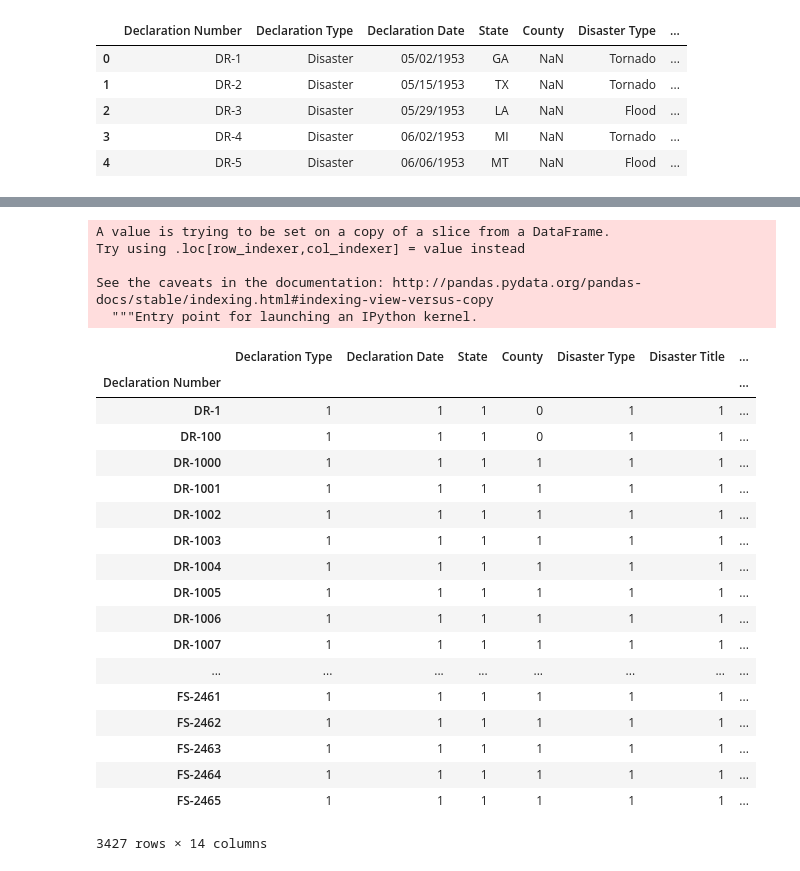
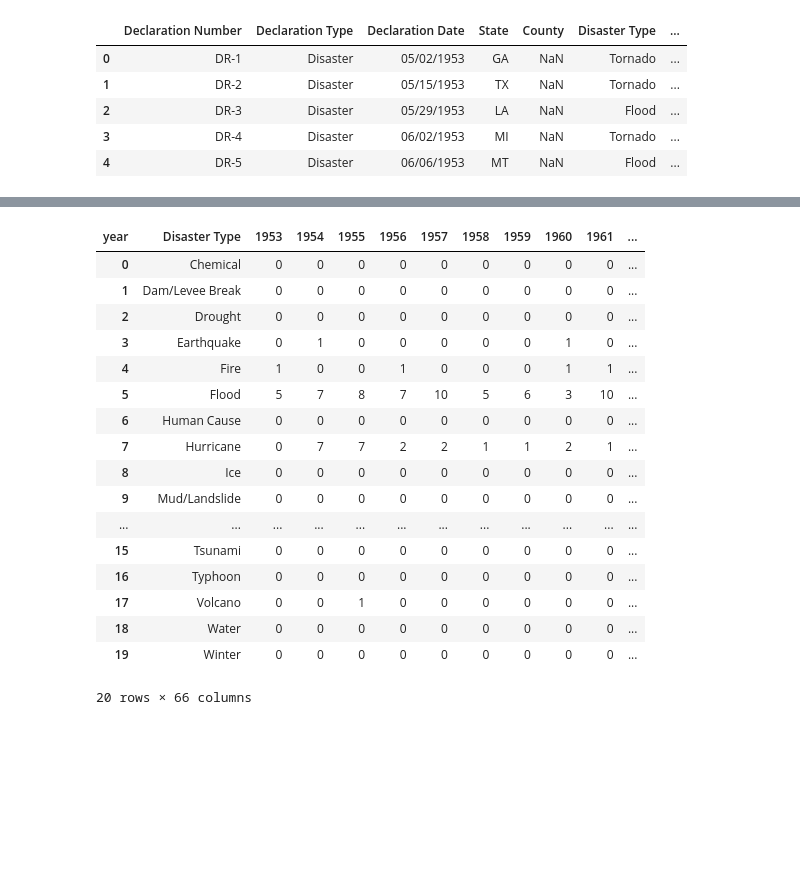
Before and after one commit to HannahSantana/SeaOtters, a Jupyter notebook: disaster_data.ipynb, the cells around one changed output, grey strips where cells are left out. Saved outputs shown, nothing was run; the diff lists cells and outputs as text; code cells hidden in the pictures; blank space fills up the shorter version.

```diff
--- a/disaster_data.ipynb
+++ b/disaster_data.ipynb
@@ -20,30 +52,23 @@ filter_df = df.drop_duplicates(subset = ['Declaration Number'], keep = 'first')
-# %%
-filter_df['year'] = filter_df['Declaration Date'].apply(lambda x: x.split("/")[-1])
-# %% [output]
-A value is trying to be set on a copy of a slice from a DataFrame.
-Try using .loc[row_indexer,col_indexer] = value instead
-
-See the caveats in the documentation: http://pandas.pydata.org/pandas-docs/stable/indexing.html#indexing-view-versus-copy
-  """Entry point for launching an IPython kernel.
-# %%
-filter_df.groupby('Declaration Number').count()
-# %% [output]
-|  | Declaration Type | Declaration Date | State | County | Disaster Type | Disaster Title | ... |
-| Declaration Number |  |  |  |  |  |  | ... |
-| DR-1 | 1 | 1 | 1 | 0 | 1 | 1 | ... |
-| DR-100 | 1 | 1 | 1 | 0 | 1 | 1 | ... |
-| DR-1000 | 1 | 1 | 1 | 1 | 1 | 1 | ... |
-| DR-1001 | 1 | 1 | 1 | 1 | 1 | 1 | ... |
-| DR-1002 | 1 | 1 | 1 | 1 | 1 | 1 | ... |
-| DR-1003 | 1 | 1 | 1 | 1 | 1 | 1 | ... |
-| DR-1004 | 1 | 1 | 1 | 1 | 1 | 1 | ... |
-| DR-1005 | 1 | 1 | 1 | 1 | 1 | 1 | ... |
-| DR-1006 | 1 | 1 | 1 | 1 | 1 | 1 | ... |
-| DR-1007 | 1 | 1 | 1 | 1 | 1 | 1 | ... |
-| ... | ... | ... | ... | ... | ... | ... | ... |
-| FS-2461 | 1 | 1 | 1 | 1 | 1 | 1 | ... |
-| FS-2462 | 1 | 1 | 1 | 1 | 1 | 1 | ... |
-| FS-2463 | 1 | 1 | 1 | 1 | 1 | 1 | ... |
-| FS-2464 | 1 | 1 | 1 | 1 | 1 | 1 | ... |
-| FS-2465 | 1 | 1 | 1 | 1 | 1 | 1 | ... |
-3427 rows × 14 columns
+# %%
+unstack_df = filter_df.groupby(['Disaster Type', 'year']).count().State.unstack('year', fill_value=0).reset_index()
+unstack_df.drop((unstack_df.index[0])).drop((unstack_df.index[13])).drop((unstack_df.index[5])).drop((unstack_df.index[6])).reset_index(drop=True)
+unstack_df
+# %% [output]
+| year | Disaster Type | 1953 | 1954 | 1955 | 1956 | 1957 | 1958 | 1959 | 1960 | 1961 | ... |
+| 0 | Chemical | 0 | 0 | 0 | 0 | 0 | 0 | 0 | 0 | 0 | ... |
+| 1 | Dam/Levee Break | 0 | 0 | 0 | 0 | 0 | 0 | 0 | 0 | 0 | ... |
+| 2 | Drought | 0 | 0 | 0 | 0 | 0 | 0 | 0 | 0 | 0 | ... |
+| 3 | Earthquake | 0 | 1 | 0 | 0 | 0 | 0 | 0 | 1 | 0 | ... |
+| 4 | Fire | 1 | 0 | 0 | 1 | 0 | 0 | 0 | 1 | 1 | ... |
+| 5 | Flood | 5 | 7 | 8 | 7 | 10 | 5 | 6 | 3 | 10 | ... |
+| 6 | Human Cause | 0 | 0 | 0 | 0 | 0 | 0 | 0 | 0 | 0 | ... |
+| 7 | Hurricane | 0 | 7 | 7 | 2 | 2 | 1 | 1 | 2 | 1 | ... |
+| 8 | Ice | 0 | 0 | 0 | 0 | 0 | 0 | 0 | 0 | 0 | ... |
+| 9 | Mud/Landslide | 0 | 0 | 0 | 0 | 0 | 0 | 0 | 0 | 0 | ... |
+| ... | ... | ... | ... | ... | ... | ... | ... | ... | ... | ... | ... |
+| 15 | Tsunami | 0 | 0 | 0 | 0 | 0 | 0 | 0 | 0 | 0 | ... |
+| 16 | Typhoon | 0 | 0 | 0 | 0 | 0 | 0 | 0 | 0 | 0 | ... |
+| 17 | Volcano | 0 | 0 | 1 | 0 | 0 | 0 | 0 | 0 | 0 | ... |
+| 18 | Water | 0 | 0 | 0 | 0 | 0 | 0 | 0 | 0 | 0 | ... |
+| 19 | Winter | 0 | 0 | 0 | 0 | 0 | 0 | 0 | 0 | 0 | ... |
+20 rows × 66 columns
```
Also changed, not shown: parts of 11 cells of this notebook, 1 other file.
